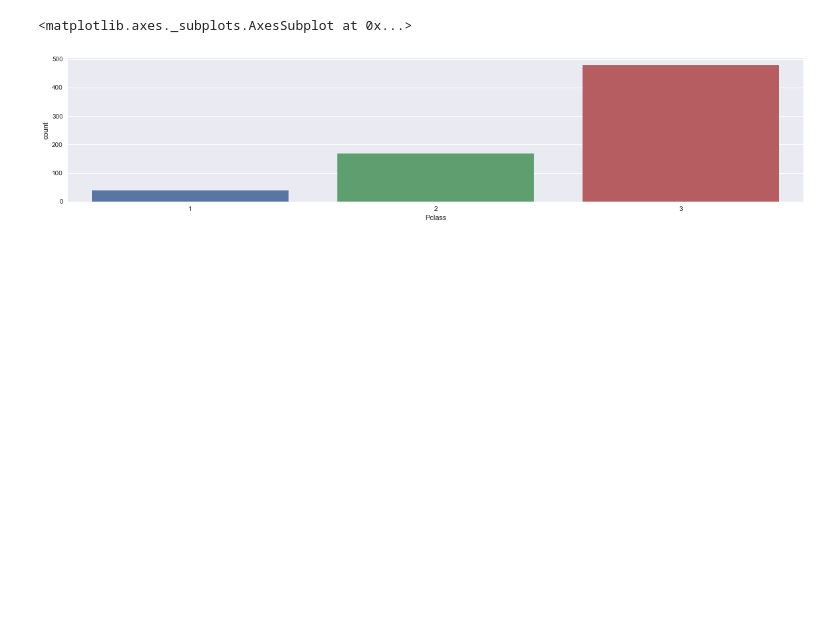
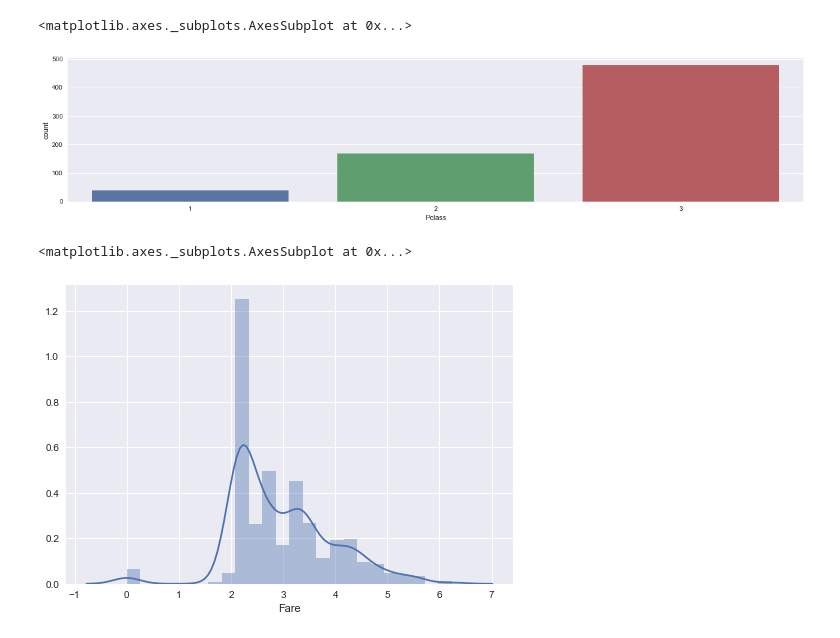
Before and after one commit to jbsolis/Titanic-Machine-Learning, a Jupyter notebook: EDA.ipynb, the cells around one changed output. Drawn from its saved outputs; the diff is of its cells as text; code cells hidden in the pictures; blank space fills up the shorter version.

```diff
--- a/EDA.ipynb
+++ b/EDA.ipynb
@@ -214,0 +213,5 @@ sns.countplot(x = 'Pclass', data = train[train['Cabin'].isnull()])
+# %%
+sns.distplot(np.log(train['Fare']+1))
+# %% [output]
+<matplotlib.axes._subplots.AxesSubplot at 0x...>
+[figure, added]
```
Also changed, not shown: parts of 1 cell of this notebook, 1 other file.
